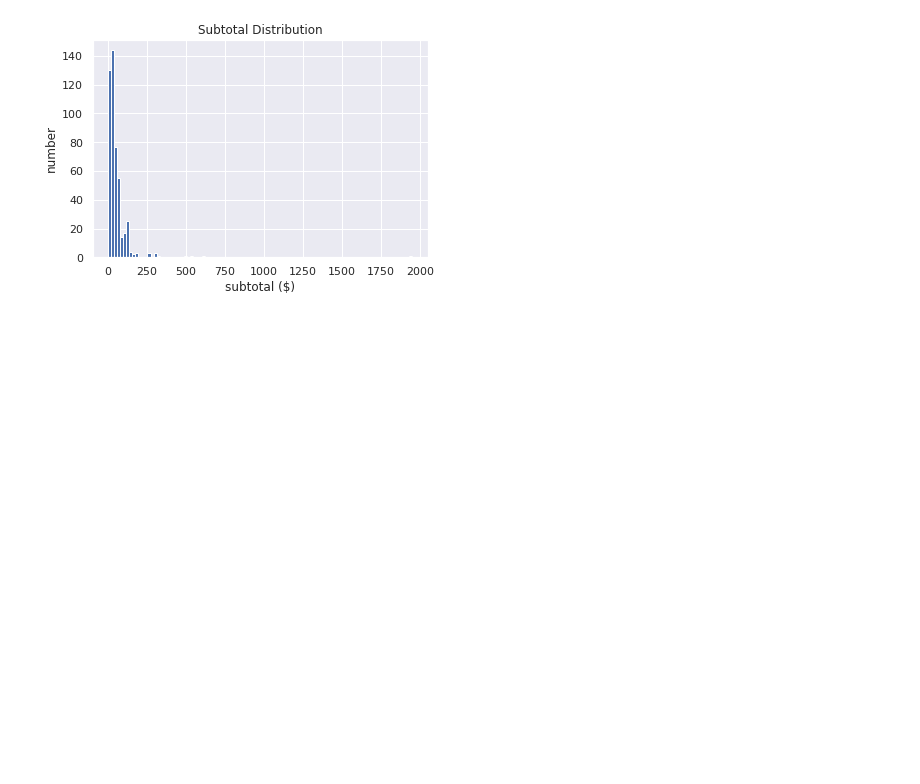
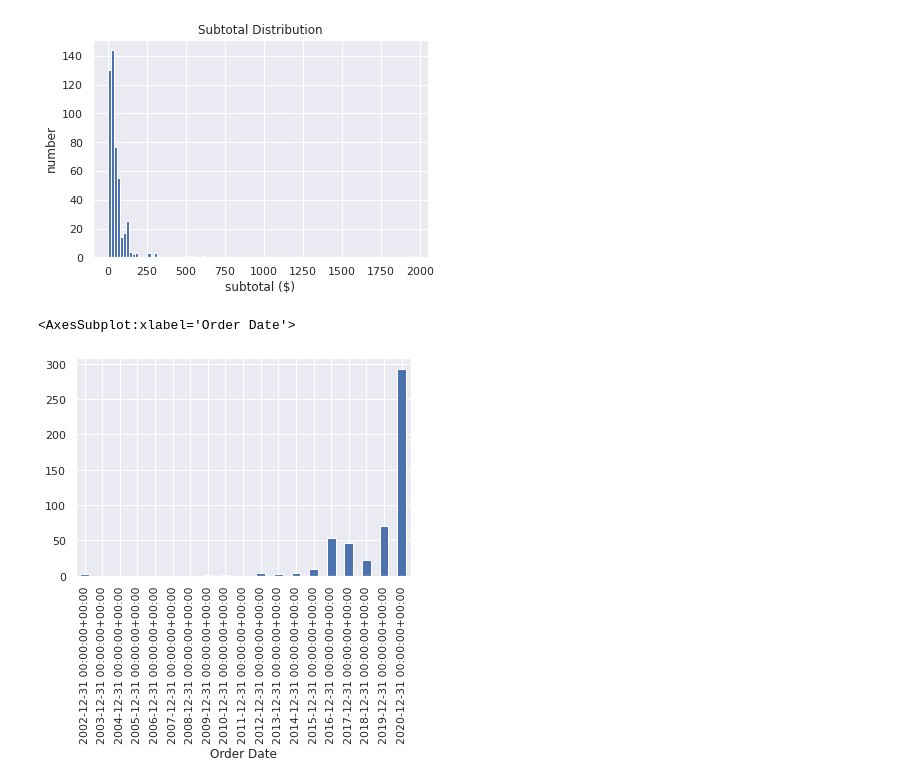
Before and after one commit to eastonjad/jupyter, a Jupyter notebook: AmazonData.ipynb, the cells around one changed output. Drawn from its saved outputs; the diff is of its cells as text; code cells hidden in the pictures; blank space fills up the shorter version.

```diff
--- a/AmazonData.ipynb
+++ b/AmazonData.ipynb
@@ -220,3 +220,8 @@ plt.ylabel('number')
 # %% [output]
 Text(0, 0.5, 'number')
 [figure]
+# %%
+retailData.groupby(pd.Grouper(key="Order Date", freq='Y'))["Order ID"].count().plot(kind="bar")
+# %% [output]
+<AxesSubplot:xlabel='Order Date'>
+[figure, added]
```
